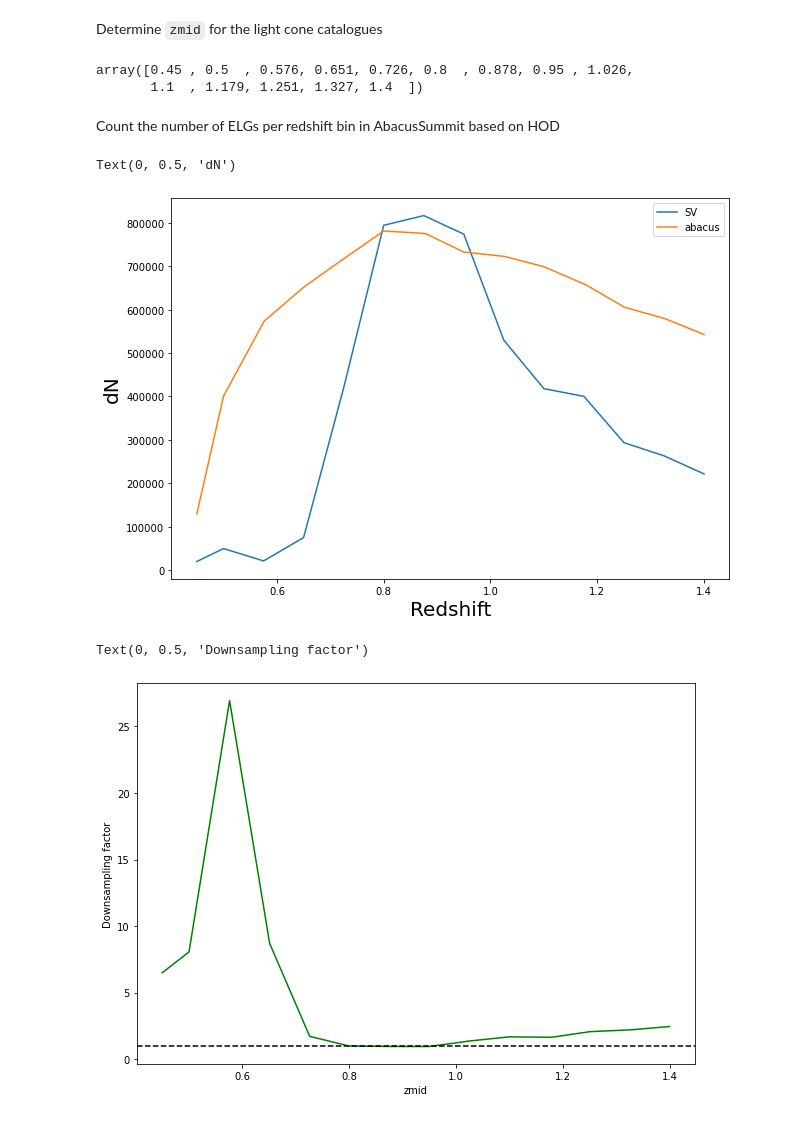
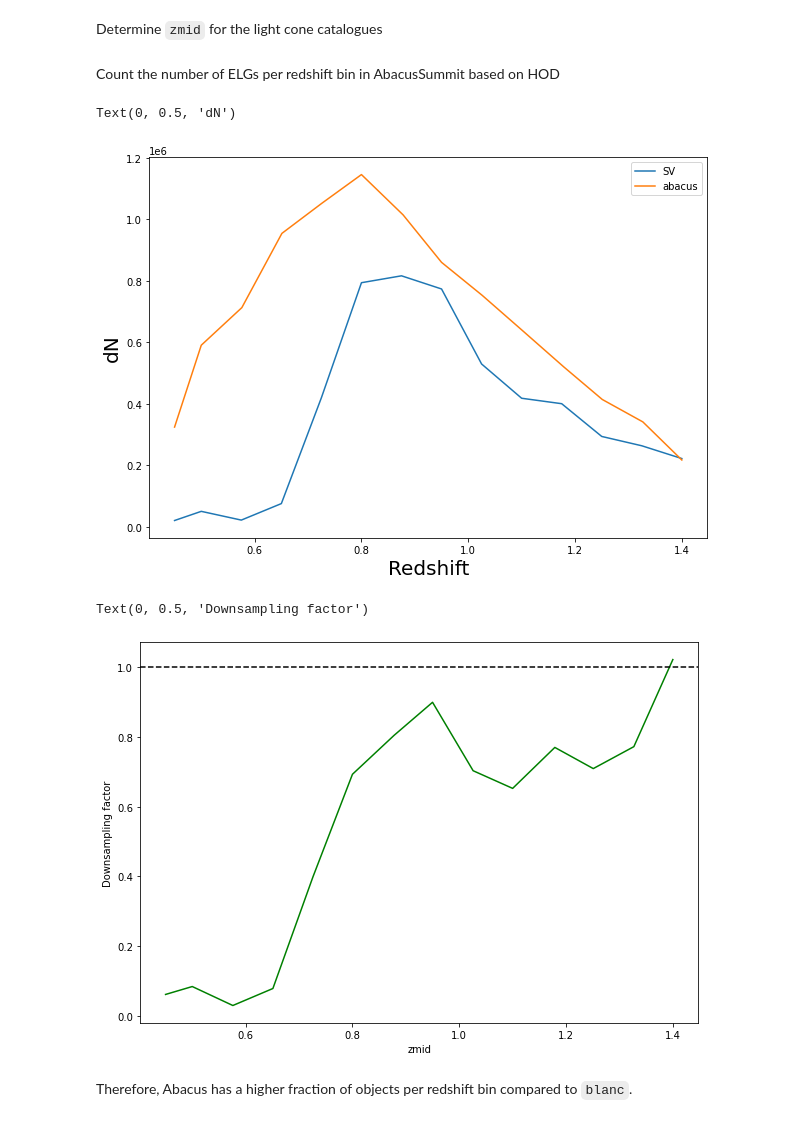
Before and after one commit to tanveerkarim/desi-lensing-cc, a Jupyter notebook: light_cones/test_gal_cat.ipynb, the cells around one changed output. Drawn from its saved outputs; the diff is of its cells as text; code cells hidden in the pictures.

Commit message:
update light_cones test

```diff
--- a/light_cones/test_gal_cat.ipynb
+++ b/light_cones/test_gal_cat.ipynb
@@ -13,11 +15,11 @@ Read in file
 # %%
 # hod model number
-model_no = 3
+model_no = 6
 
-z_in = 0.800#0.576
+z_in = 0.576#0.576
 
 # HOD directory on gosling1
-hod_dir = "/mnt/gosling1/boryanah/light_cone_catalog/AbacusSummit_base_c000_ph006/HOD/z%.3f/model_%d_rsd/"%(z_in,model_no)
+hod_dir = "/mnt/gosling1/boryanah/light_cone_catalog/AbacusSummit_base_c000_ph006/HOD/z%.3f/model_%d/"%(z_in,model_no)
 
 sats_fns = sorted(glob.glob(hod_dir+"*sats*"))
 cent_fns = sorted(glob.glob(hod_dir+"*cent*"))
@@ -59,5 +61,8 @@ j = 2
 k = 0
 sel_cent = (cent_pos[:,k] > x_min) & (cent_pos[:,k] < x_max)
 sel_sats = (sats_pos[:,k] > x_min) & (sats_pos[:,k] < x_max)
+
+print("number of centrals in cross section = ",np.sum(sel_cent))
+print("number of satellites in cross section = ",np.sum(sel_sats))
 # %% [output]
 1 1
@@ -164,24 +169,23 @@ zmid_abacus = np.array(zmid_abacus)
-# %%
-zmid_abacus
-# %% [output]
-array([0.45 , 0.5  , 0.576, 0.651, 0.726, 0.8  , 0.878, 0.95 , 1.026,
-       1.1  , 1.179, 1.251, 1.327, 1.4  ])
 # %% [markdown]
 Count the number of ELGs per redshift bin in AbacusSummit based on HOD
 # %%
-def gal_count_abacus(model_no, z_in):
+def gal_count_abacus(model_no, z_in, rsd = False, datadir = '/mnt/gosling1/boryanah/light_cone_catalog/AbacusSummit_base_c000_ph006/HOD'):
     """Outputs the number of ELGs per Abacus redshift bin
 
     Inputs
         model_no : HOD model number
         z_in : redshift bin
+        rsd : If RSD model is needed; default False for angular clustering
 
     Outputs
         galaxy_tot : Total number of ELGs in redshift bin z_in based on HOD model_no
     """
 
     # HOD directory on gosling1
-    hod_dir = "/mnt/gosling1/boryanah/light_cone_catalog/AbacusSummit_base_c000_ph006/HOD/z%.3f/model_%d_rsd/"%(z_in,model_no)
+    if(rsd):
+        hod_dir = datadir + "/z%.3f/model_%d_rsd/"%(z_in,model_no)
+    else:
+        hod_dir = datadir + "/z%.3f/model_%d/"%(z_in,model_no)
 
     sats_fns = sorted(glob.glob(hod_dir+"*sats*"))
     cent_fns = sorted(glob.glob(hod_dir+"*cent*"))
@@ -207,7 +211,7 @@ def gal_count_abacus(model_no, z_in):
 dn_abacus = []
 
 for z in zmid_abacus:
-    dn_abacus.append(gal_count_abacus(model_no=3, z_in = z))
+    dn_abacus.append(gal_count_abacus(model_no=5, z_in = z))
 
 dn_abacus = np.array(dn_abacus)
 # %%
@@ -219,19 +223,21 @@ plt.xlabel("Redshift", fontsize = fs)
 plt.ylabel("dN", fontsize = fs)
 # %% [output]
 Text(0, 0.5, 'dN')
-[figure, old version]
+[figure, new version]
 # %%
 #calculate downsampling factor
-downsample_factor = dn_abacus/dn
+downsample_factor = dn/dn_abacus
 
 plt.figure(figsize = (10, 7))
 plt.plot(zmid_abacus, downsample_factor, c = 'g')
 plt.axhline(1, ls = "--", c = 'k')
 plt.xlabel("zmid")
 plt.ylabel("Downsampling factor")
 # %% [output]
 Text(0, 0.5, 'Downsampling factor')
-[figure, old version]
+[figure, new version]
+# %% [markdown]
+Therefore, Abacus has a higher fraction of objects per redshift bin compared to `blanc`.
 # %%
 downsample_factor
 # %% [output]
```
Also changed, not shown: parts of 23 cells of this notebook, 1 other file.
